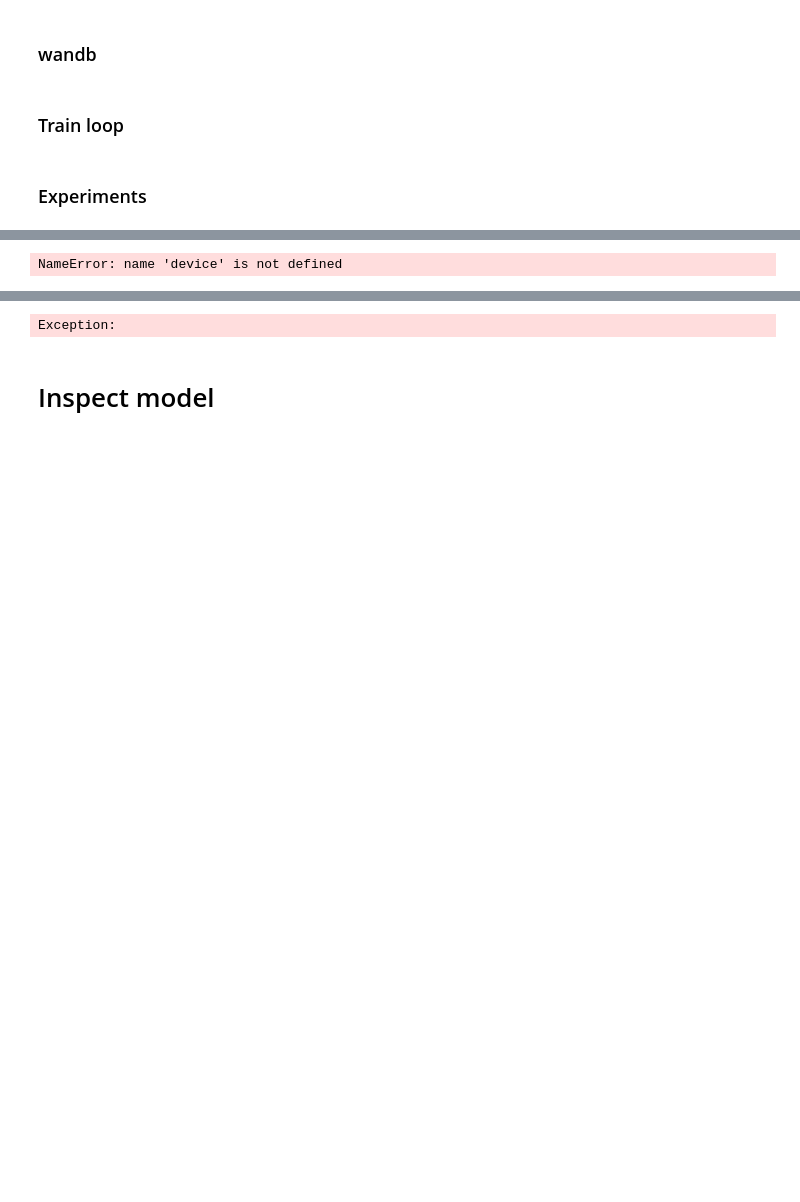
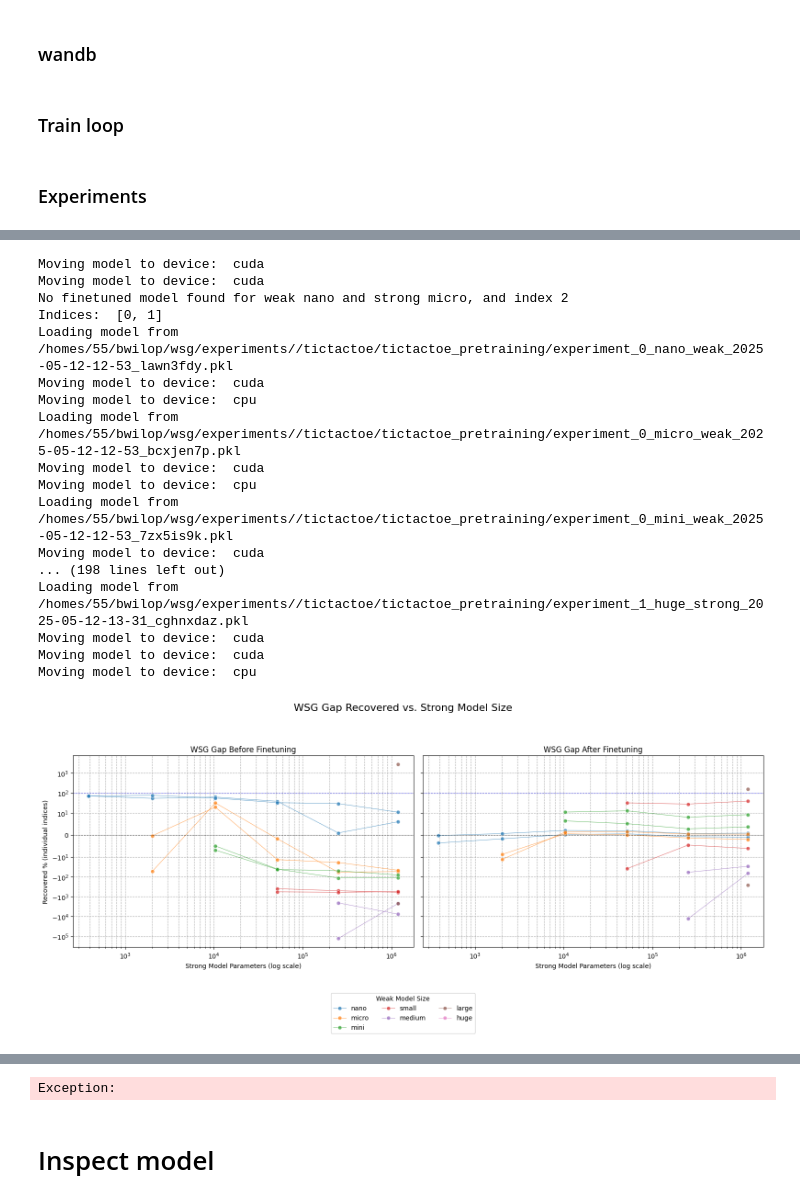
Before and after one commit to BenWilop/WSG_games, a Jupyter notebook: playground_WSG_games.ipynb, the cells around one changed output, grey strips where cells are left out. Cells and saved outputs as stored; diff of their text form; code cells hidden in the pictures; blank space fills up the shorter version.

Commit message:
aggregate_data in plot_wsg_gap_finetuned_models

```diff
--- a/playground_WSG_games.ipynb
+++ b/playground_WSG_games.ipynb
@@ -254,11 +243,31 @@ finetuned_project_name = "finetune_sweep_test_parallel_early_top_20"
 # %%
+pretrained_project_name = "tictactoe/tictactoe_pretraining"
+finetuned_project_name = "tictactoe/tictactoe_finetuning"
 plot_wsg_gap_finetuned_models(
-    data_folder,
+    data_folder + "tictactoe/",
     experiment_folder,
     pretrained_project_name,
     finetuned_project_name,
-    device=device,
+    device=DEVICE,
     indices=None,
+    aggregate_data=False,
 )
 # %% [output]
-NameError: name 'device' is not defined
+Moving model to device:  cuda
+Moving model to device:  cuda
+No finetuned model found for weak nano and strong micro, and index 2
+Indices:  [0, 1]
+Loading model from /homes/55/bwilop/wsg/experiments//tictactoe/tictactoe_pretraining/experiment_0_nano_weak_2025-05-12-12-53_lawn3fdy.pkl
+Moving model to device:  cuda
+Moving model to device:  cpu
+Loading model from /homes/55/bwilop/wsg/experiments//tictactoe/tictactoe_pretraining/experiment_0_micro_weak_2025-05-12-12-53_bcxjen7p.pkl
+Moving model to device:  cuda
+Moving model to device:  cpu
+Loading model from /homes/55/bwilop/wsg/experiments//tictactoe/tictactoe_pretraining/experiment_0_mini_weak_2025-05-12-12-53_7zx5is9k.pkl
+Moving model to device:  cuda
+... (198 lines left out)
+Loading model from /homes/55/bwilop/wsg/experiments//tictactoe/tictactoe_pretraining/experiment_1_huge_strong_2025-05-12-13-31_cghnxdaz.pkl
+Moving model to device:  cuda
+Moving model to device:  cuda
+Moving model to device:  cpu
+[figure, added]
```
Also changed, not shown: parts of 6 cells of this notebook, 1 other file.
